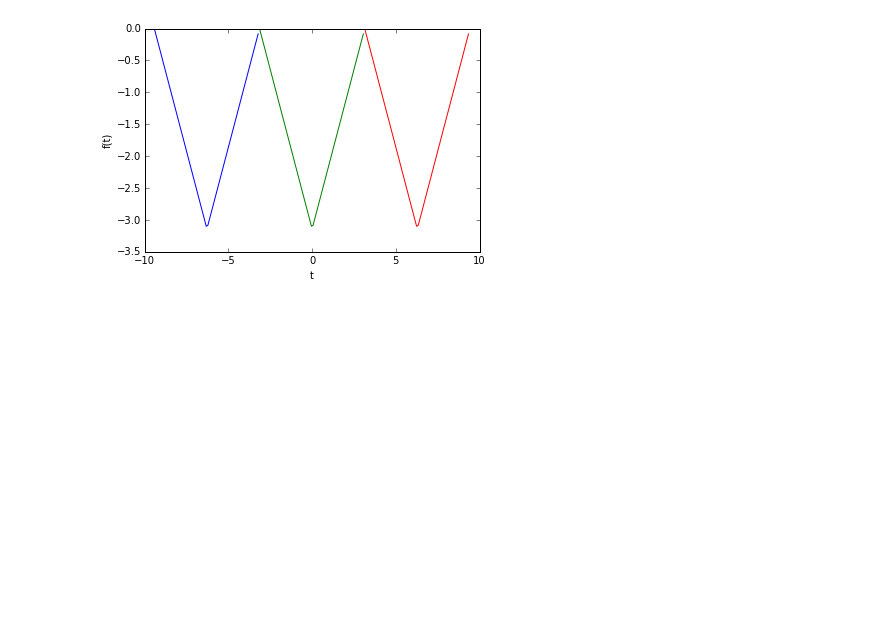
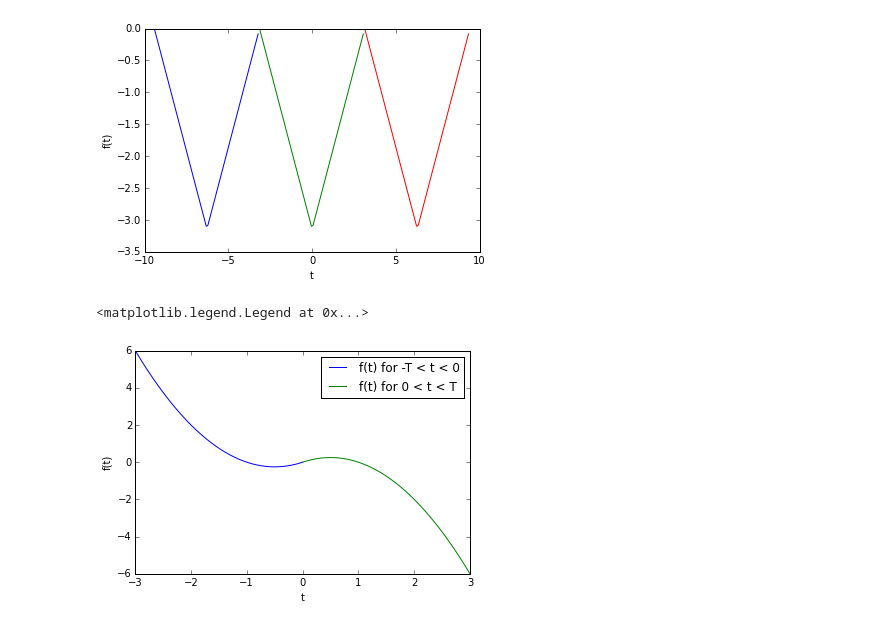
Before and after one commit to nlpet/studies, a Jupyter notebook: maths/periodic_functions.ipynb, the cells around one changed output. Drawn from its saved outputs; the diff is of its cells as text; code cells hidden in the pictures; blank space fills up the shorter version.

```diff
--- a/maths/periodic_functions.ipynb
+++ b/maths/periodic_functions.ipynb
@@ -24,3 +24,42 @@ plt.plot(t - 2*pi, ft, t, ft, t + 2*pi, ft)
  <matplotlib.lines.Line2D at 0x...>,
  <matplotlib.lines.Line2D at 0x...>]
 [figure]
+# %%
+# Odd extension of f(t)
+def f(t):
+    return t*(1 - t)
+
+def f_odd(t, T):
+    if 0 < t < T:
+        return f(t)
+    elif -T < t < 0:
+        return -f(-t)
+    elif t == 0 or t == T or -t == T:
+        return 0
+    else:
+        raise Exception('undefined ({}, {})'.format(t, T))
+
+def f_even(t, T):
+    if 0 <= t < T:
+        return f(t)
+    elif -T <= t < 0:
+        return f(-t)
+    else:
+        raise Exception('undefined ({}, {})'.format(t, T))
+# %%
+T = 3
+ts1 = np.arange(-T, 0, 0.001);
+ft1 = [f_odd(t, T) for t in ts1]
+
+ts2 = np.arange(0, T, 0.001);
+ft2 = [f_odd(t, T) for t in ts2]
+
+plt.xlabel("t")
+plt.ylabel("f(t)")
+
+plt.plot(ts1, ft1, label="f(t) for -T < t < 0")
+plt.plot(ts2, ft2, label="f(t) for 0 < t < T")
+plt.legend(loc='best')
+# %% [output]
+<matplotlib.legend.Legend at 0x...>
+[figure, added]
```
Also changed, not shown: parts of 1 cell of this notebook.
